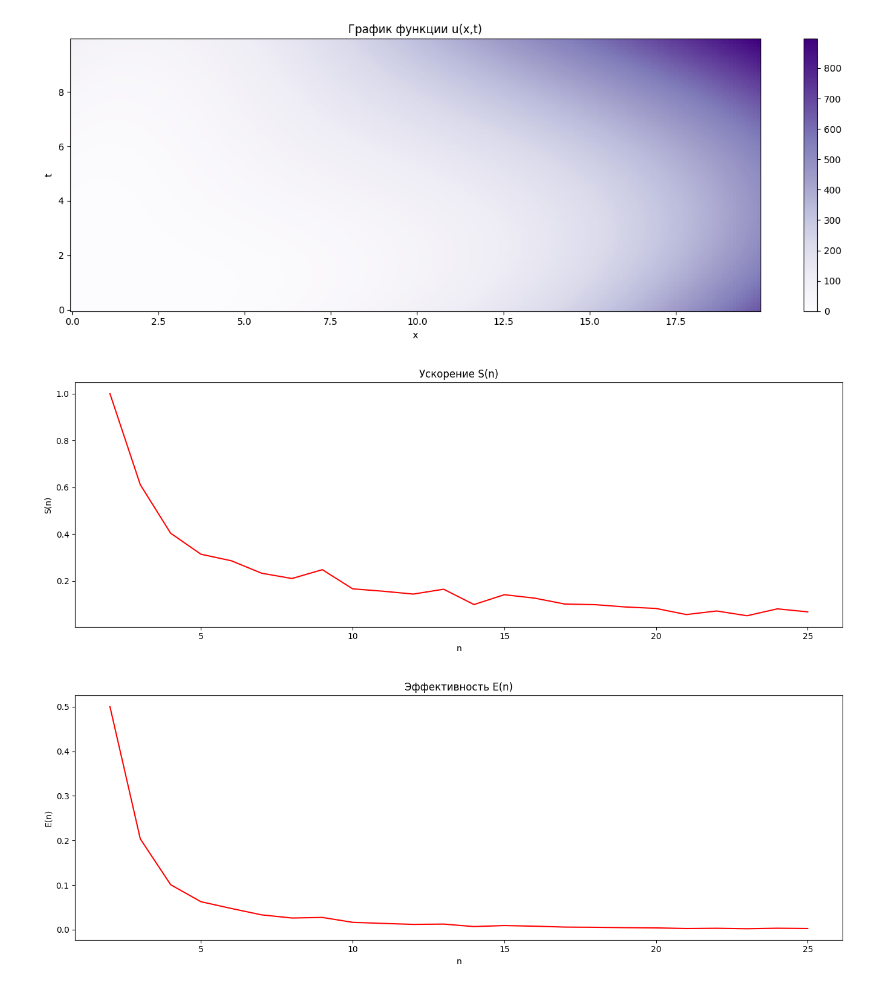
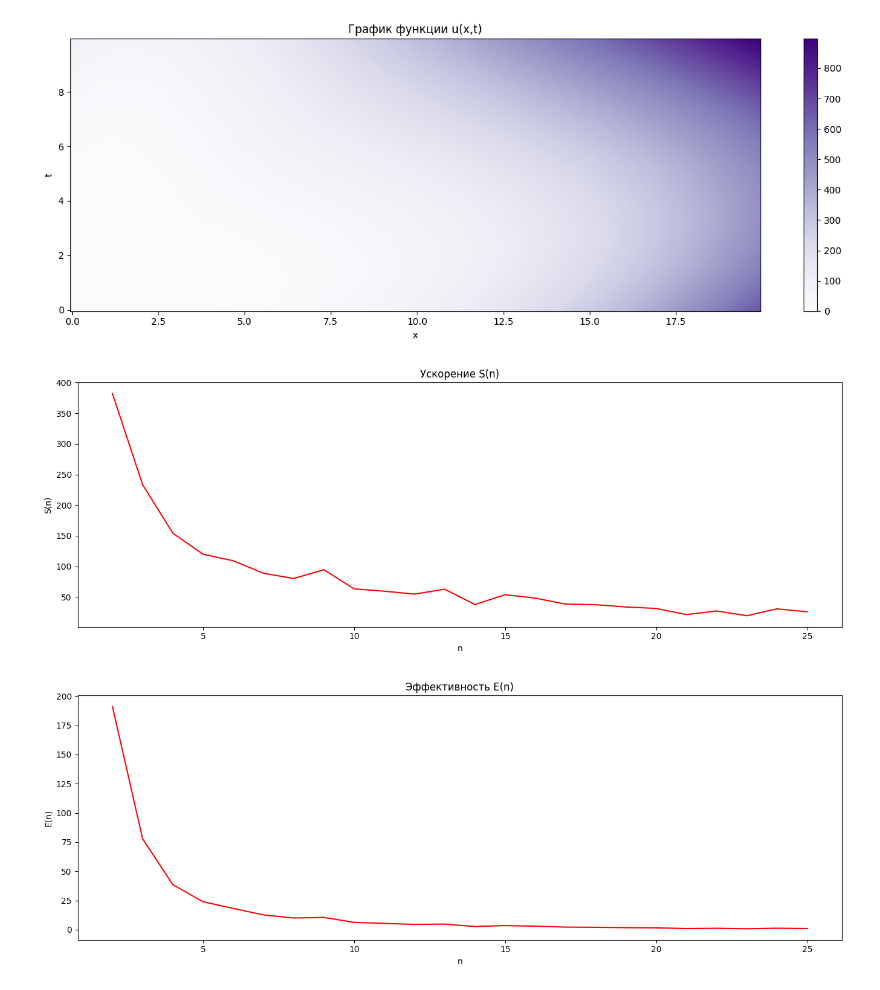
Before and after one commit to Sofia-Sukhova/lab_1, a Jupyter notebook: plot.ipynb, the cells around one changed output. Cells and saved outputs as stored; diff of their text form; code cells hidden in the pictures.

```diff
--- a/plot.ipynb
+++ b/plot.ipynb
@@ -69,33 +69,33 @@ n = dataframe.iloc[:, 0].to_numpy()
 t = dataframe.iloc[:, 1].to_numpy()
 
 
-s = t[0] / t
+s = 1 / t
 
 fig = plt.figure(figsize = [13.5, 5], dpi = 100)
 fig = plt.plot(n, s, '-r', ms = 1)
 
 # Настройка осей и меток
 fig = plt.xlabel('n')
 fig = plt.ylabel('S(n)')
 fig = plt.title('Ускорение S(n)')
 fig = plt.tight_layout()
 
 # Отображение графика
 plt.show()
 
 e = s / n
 
 fig = plt.figure(figsize = [13.5, 5], dpi = 100)
 fig = plt.plot(n, e, '-r', ms = 1)
 
 # Настройка осей и меток
 fig = plt.xlabel('n')
 fig = plt.ylabel('E(n)')
 fig = plt.title('Эффективность E(n)')
 fig = plt.tight_layout()
 
 # Отображение графика
 plt.show()
 # %% [output]
-[figure, old version]
+[figure, new version]
-[figure, old version]
+[figure, new version]
```
Also changed, not shown: 7 other files.
